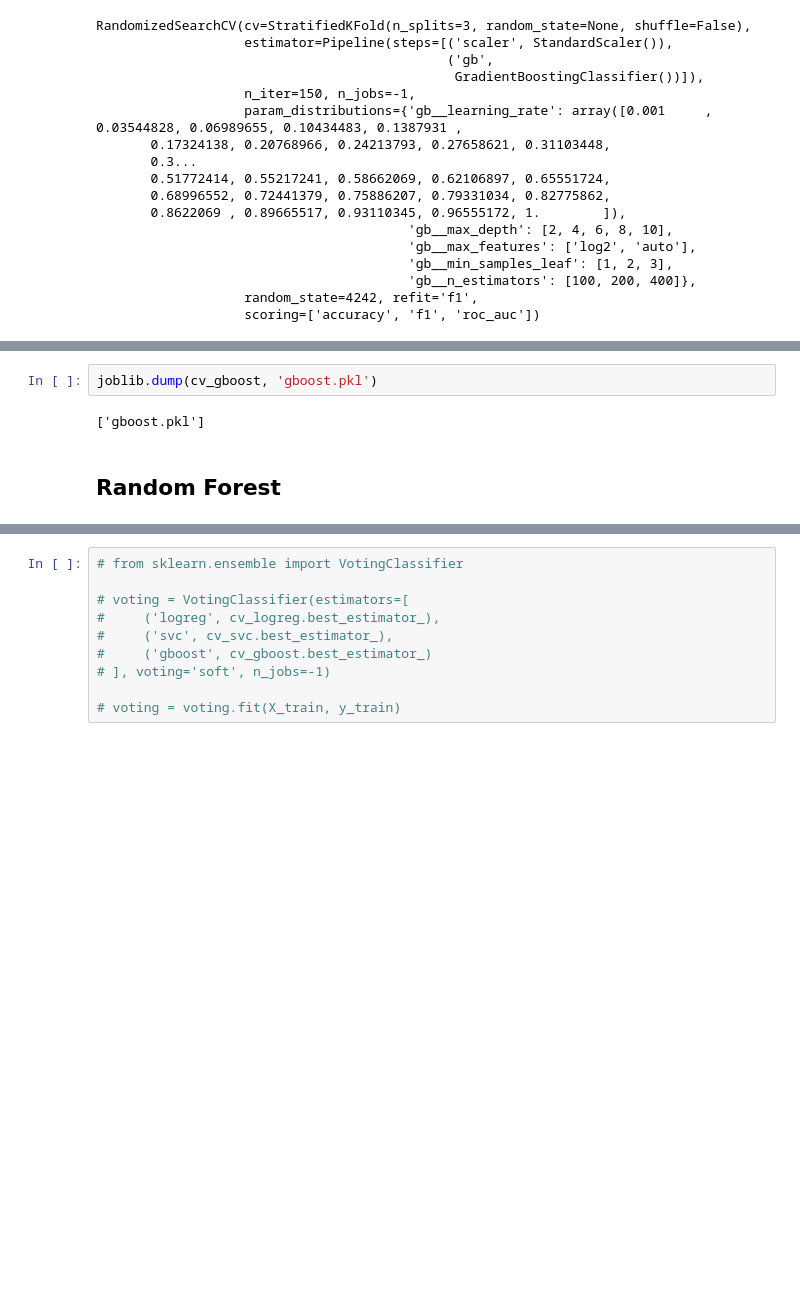
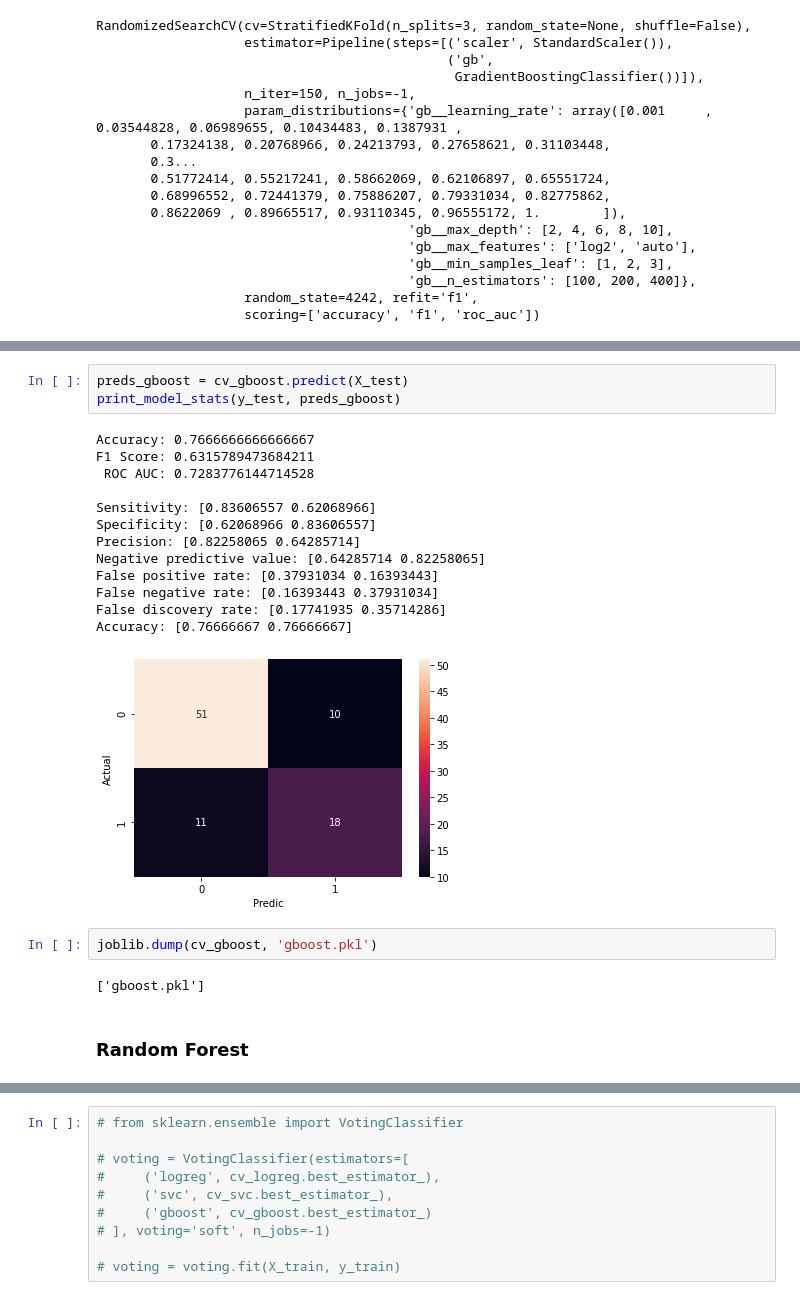
Before and after one commit to KasumiL5x/bu-postdoc-test, a Jupyter notebook: model.ipynb, the cells around one changed output, grey strips where cells are left out. Saved outputs shown, nothing was run; the diff lists cells and outputs as text; blank space fills up the shorter version.

Commit message:
Cleaned up the model notebook and tried a few new approaches. Replaced the flask model with a new updated one.

```diff
--- a/model.ipynb
+++ b/model.ipynb
@@ -430,7 +461,24 @@ F1 Score: 0.5483870967741935
+# %%
+preds_gboost = cv_gboost.predict(X_test)
+print_model_stats(y_test, preds_gboost)
+# %% [output]
+Accuracy: 0.7666666666666667
+F1 Score: 0.6315789473684211
+ ROC AUC: 0.7283776144714528
+
+Sensitivity: [0.83606557 0.62068966]
+Specificity: [0.62068966 0.83606557]
+Precision: [0.82258065 0.64285714]
+Negative predictive value: [0.64285714 0.82258065]
+False positive rate: [0.37931034 0.16393443]
+False negative rate: [0.16393443 0.37931034]
+False discovery rate: [0.17741935 0.35714286]
+Accuracy: [0.76666667 0.76666667]
+[figure, added]
 # %%
 joblib.dump(cv_gboost, 'gboost.pkl')
 # %% [output]
 ['gboost.pkl']
 # %% [markdown]
-## Random Forest
+### Random Forest
 # %%
```
Also changed, not shown: parts of 47 cells of this notebook, 1 other file.
